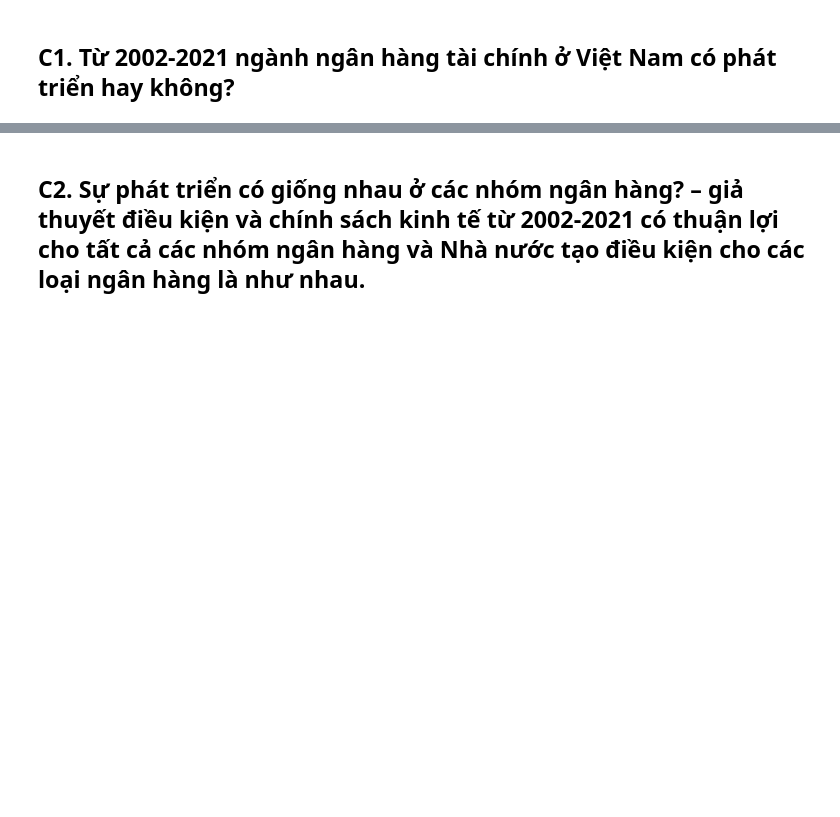
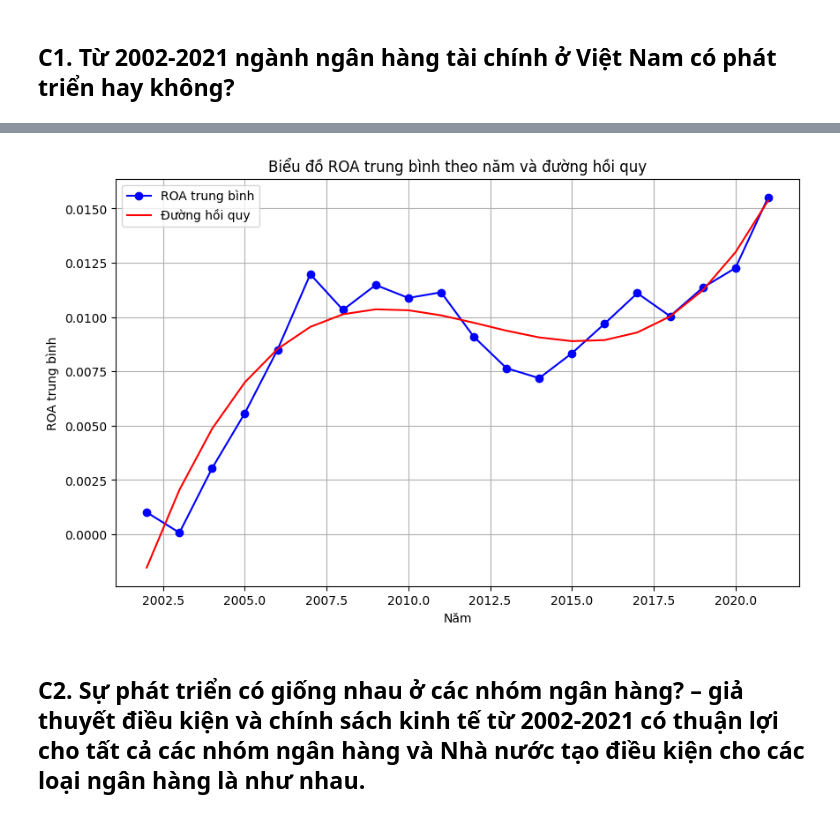
Before and after one commit to trhgquan/MTH063, a Jupyter notebook: final/vn-bank.ipynb, the cells around one changed output, grey strips where cells are left out. Cells and saved outputs as stored; diff of their text form; code cells hidden in the pictures; blank space fills up the shorter version.

```diff
--- a/final/vn-bank.ipynb
+++ b/final/vn-bank.ipynb
@@ -234,0 +292,13 @@ big4 = ["BIDV", "CTG", "VCB", "AGB"]
+# %%
+# Thêm cột Year^2 và Year^3 vào DataFrame
+result_df["Year^2"] = (result_df["Year"] - 2000)** 2
+result_df["Year^3"] = (result_df["Year"] - 2000) ** 3
+
+# Tạo mô hình hồi quy đa thức bậc 3
+X = result_df[["Year", "Year^2", "Year^3"]]
+X = sm.add_constant(X).astype(float)
+y = result_df["ROA"].astype(float)
+model = sm.OLS(y, X).fit()
+
+# In thông tin về mô hình hồi quy
+print(model.summary())
@@ -235,3 +323,16 @@ big4 = ["BIDV", "CTG", "VCB", "AGB"]
+# %%
+# Vẽ biểu đồ ROA trung bình theo năm và đường hồi quy bậc 3
+plt.figure(figsize=(10, 6))
+plt.plot(result_df['Year'], result_df['ROA'], marker='o', color='b', label='ROA trung bình')
+plt.plot(result_df['Year'], model.predict(X), color='r', label='Đường hồi quy')
+plt.xlabel('Năm')
+plt.ylabel('ROA trung bình')
+plt.title('Biểu đồ ROA trung bình theo năm và đường hồi quy')
+plt.grid(True)
+plt.legend()
+plt.show()
+# %% [output]
+[figure, added]
 # %% [markdown]
 ## C2. Sự phát triển có giống nhau ở các nhóm ngân hàng? –  giả thuyết điều kiện và chính sách kinh tế từ 2002-2021 có thuận lợi cho tất cả các nhóm ngân hàng và Nhà nước tạo điều kiện cho các loại ngân hàng là như nhau.
 # %%
```
Also changed, not shown: parts of 20 cells of this notebook, 1 other file.
